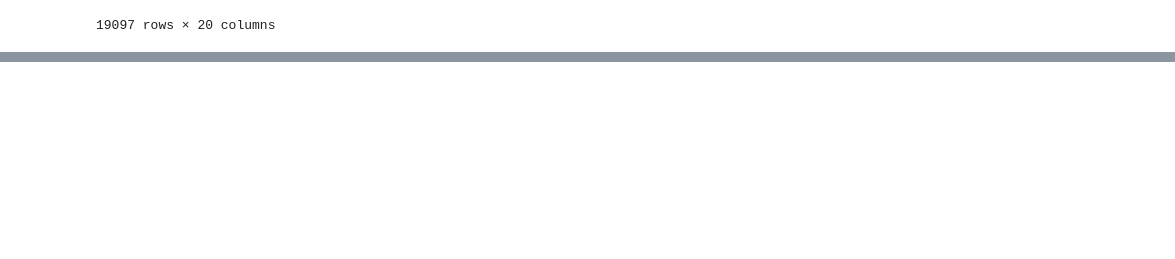
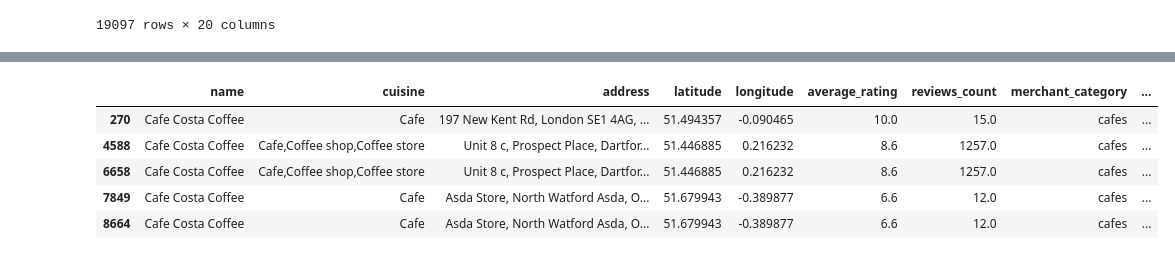
Before and after one commit to LouiseDantas/london-food-delivery, a Jupyter notebook: uber_notebook.ipynb, the cells around one changed output, grey strips where cells are left out. Saved outputs shown, nothing was run; the diff lists cells and outputs as text; code cells hidden in the pictures; blank space fills up the shorter version.

```diff
--- a/uber_notebook.ipynb
+++ b/uber_notebook.ipynb
@@ -632,0 +710,9 @@ df[df['RatingValue']=='0'][['Scores.Hygiene','RatingValue','BusinessName']]
+# %%
+data[data['name']=='Cafe Costa Coffee']
+# %% [output]
+|  | name | cuisine | address | latitude | longitude | average_rating | reviews_count | merchant_category | ... |
+| 270 | Cafe Costa Coffee | Cafe | 197 New Kent Rd, London SE1 4AG, ... | 51.494357 | -0.090465 | 10.0 | 15.0 | cafes | ... |
+| 4588 | Cafe Costa Coffee | Cafe,Coffee shop,Coffee store | Unit 8 c, Prospect Place, Dartfor... | 51.446885 | 0.216232 | 8.6 | 1257.0 | cafes | ... |
+| 6658 | Cafe Costa Coffee | Cafe,Coffee shop,Coffee store | Unit 8 c, Prospect Place, Dartfor... | 51.446885 | 0.216232 | 8.6 | 1257.0 | cafes | ... |
+| 7849 | Cafe Costa Coffee | Cafe | Asda Store, North Watford Asda, O... | 51.679943 | -0.389877 | 6.6 | 12.0 | cafes | ... |
+| 8664 | Cafe Costa Coffee | Cafe | Asda Store, North Watford Asda, O... | 51.679943 | -0.389877 | 6.6 | 12.0 | cafes | ... |
```
Also changed, not shown: parts of 79 cells of this notebook.
